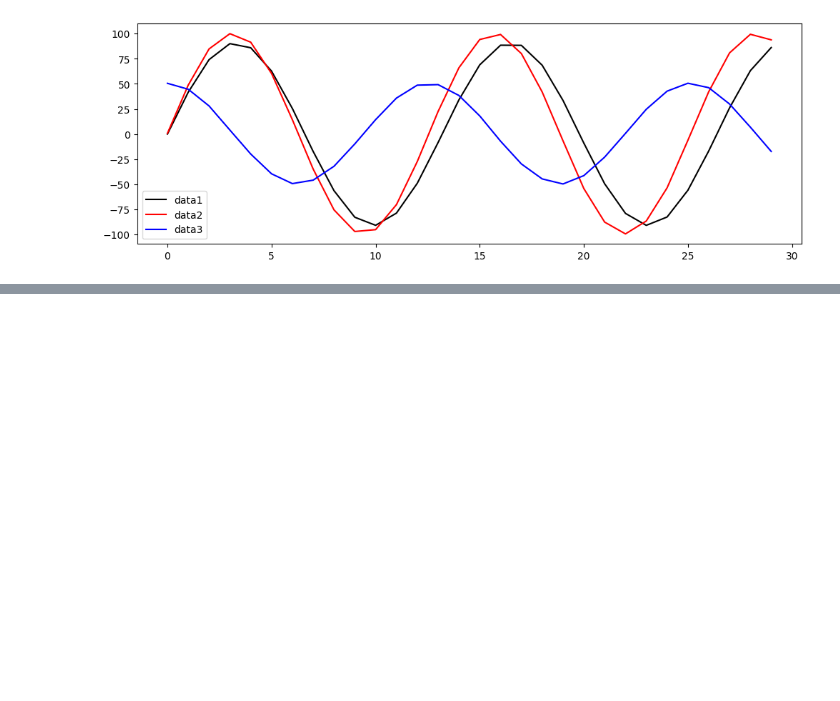
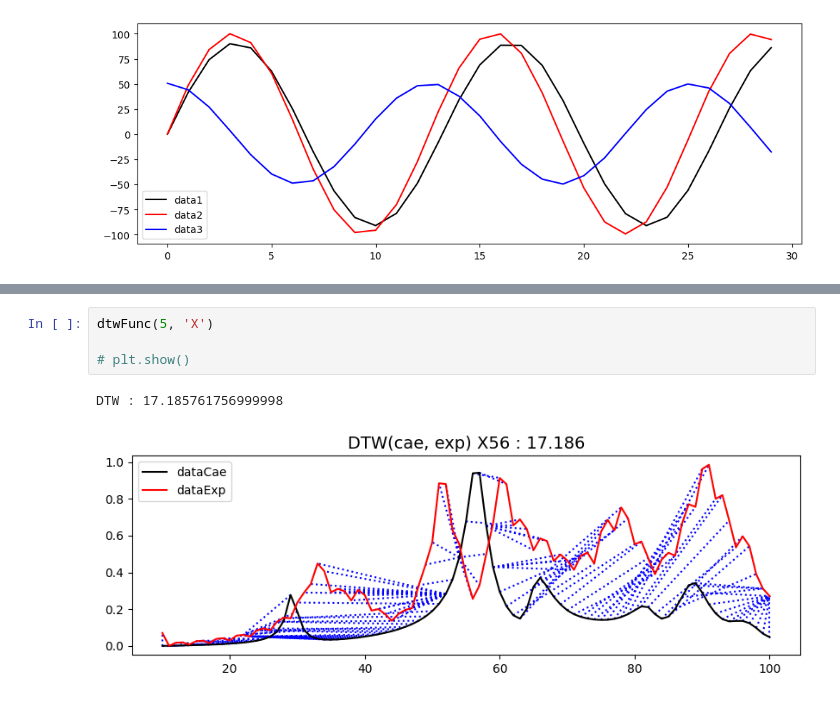
Before and after one commit to akmiccom/dtwDistance, a Jupyter notebook: dtw01.ipynb, the cells around one changed output, grey strips where cells are left out. Cells and saved outputs as stored; diff of their text form; blank space fills up the shorter version.

```diff
--- a/dtw01.ipynb
+++ b/dtw01.ipynb
@@ -78,0 +134,7 @@ plt.show()
+# %%
+dtwFunc(5, 'X')
+
+# plt.show()
+# %% [output]
+DTW : 17.185761756999998
+[figure, added]
```
Also changed, not shown: parts of 13 cells of this notebook, 3 other files.
